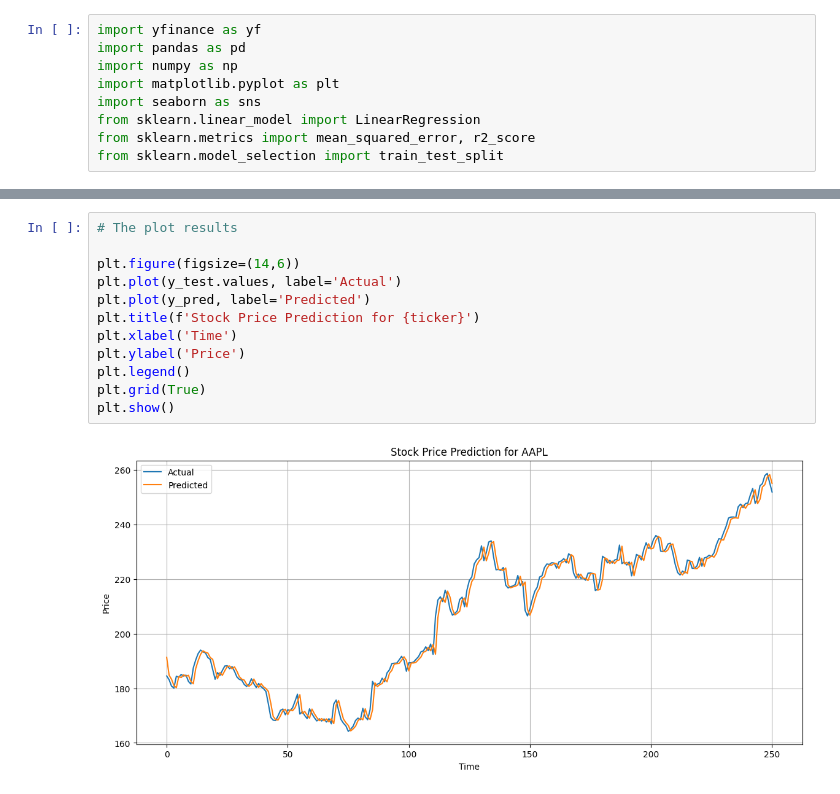
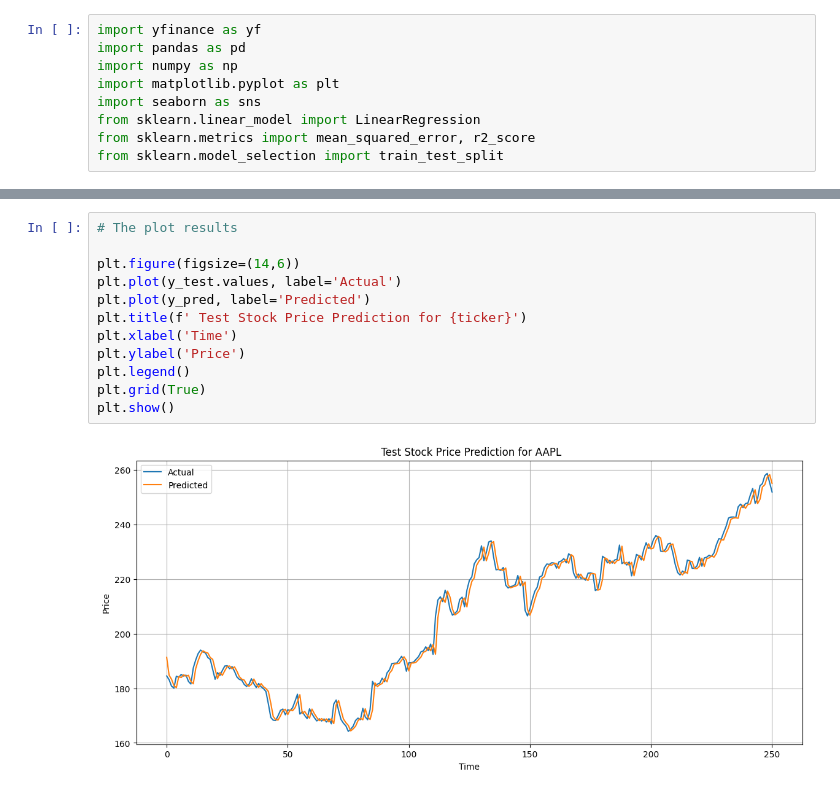
Before and after one commit to gceffi/AI-Stock-Predictor, a Jupyter notebook: StockMarket.ipynb, the cells around one changed output, grey strips where cells are left out. Cells and saved outputs as stored; diff of their text form.

```diff
--- a/StockMarket.ipynb
+++ b/StockMarket.ipynb
@@ -78,15 +79,15 @@ R^2 Score: 0.9868476980591439
 # %%
 # The plot results
 
 plt.figure(figsize=(14,6))
 plt.plot(y_test.values, label='Actual')
 plt.plot(y_pred, label='Predicted')
-plt.title(f'Stock Price Prediction for {ticker}')
+plt.title(f' Test Stock Price Prediction for {ticker}')
 plt.xlabel('Time')
 plt.ylabel('Price')
 plt.legend()
 plt.grid(True)
 plt.show()
 # %% [output]
-[figure, old version]
+[figure, new version]
 # %%
```
Also changed, not shown: parts of 5 cells of this notebook.
